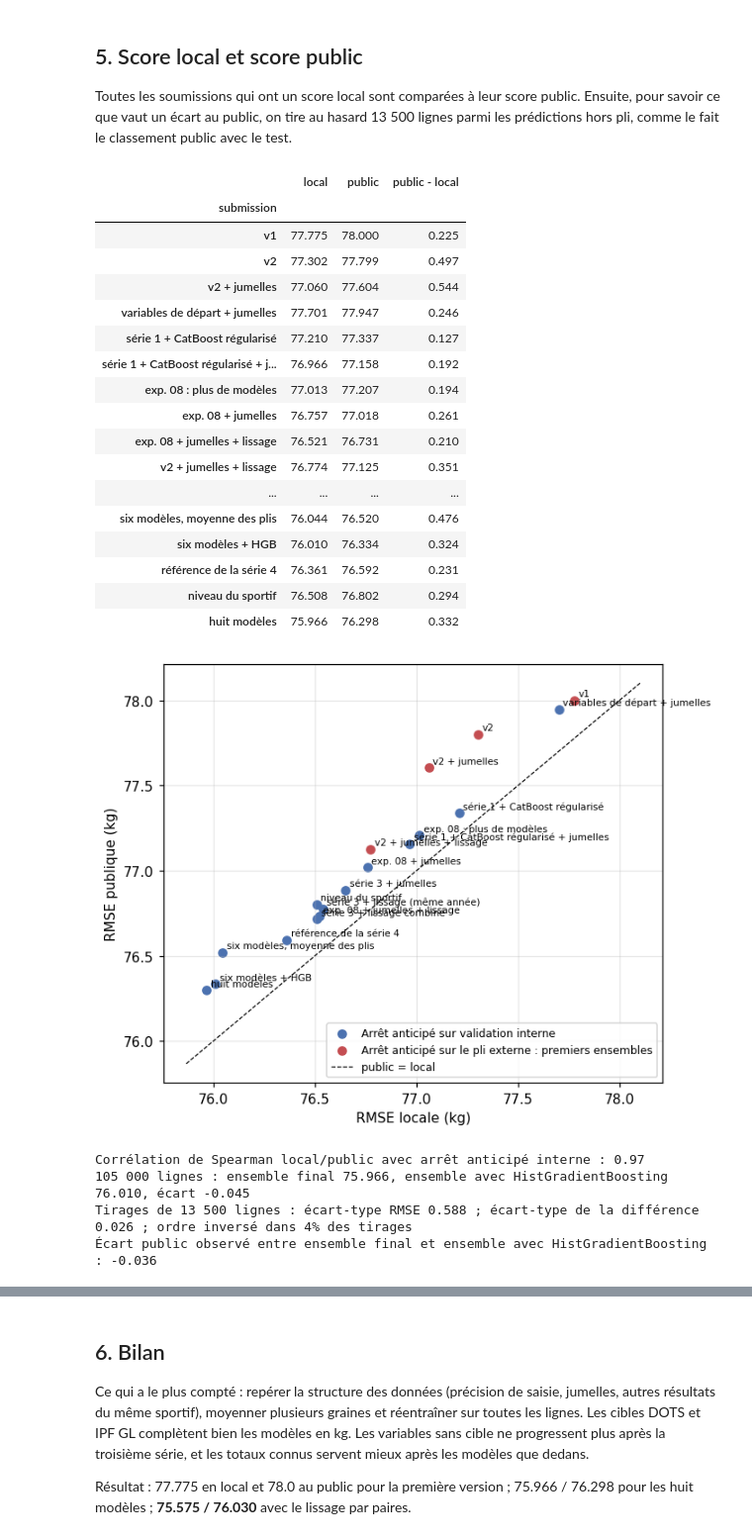
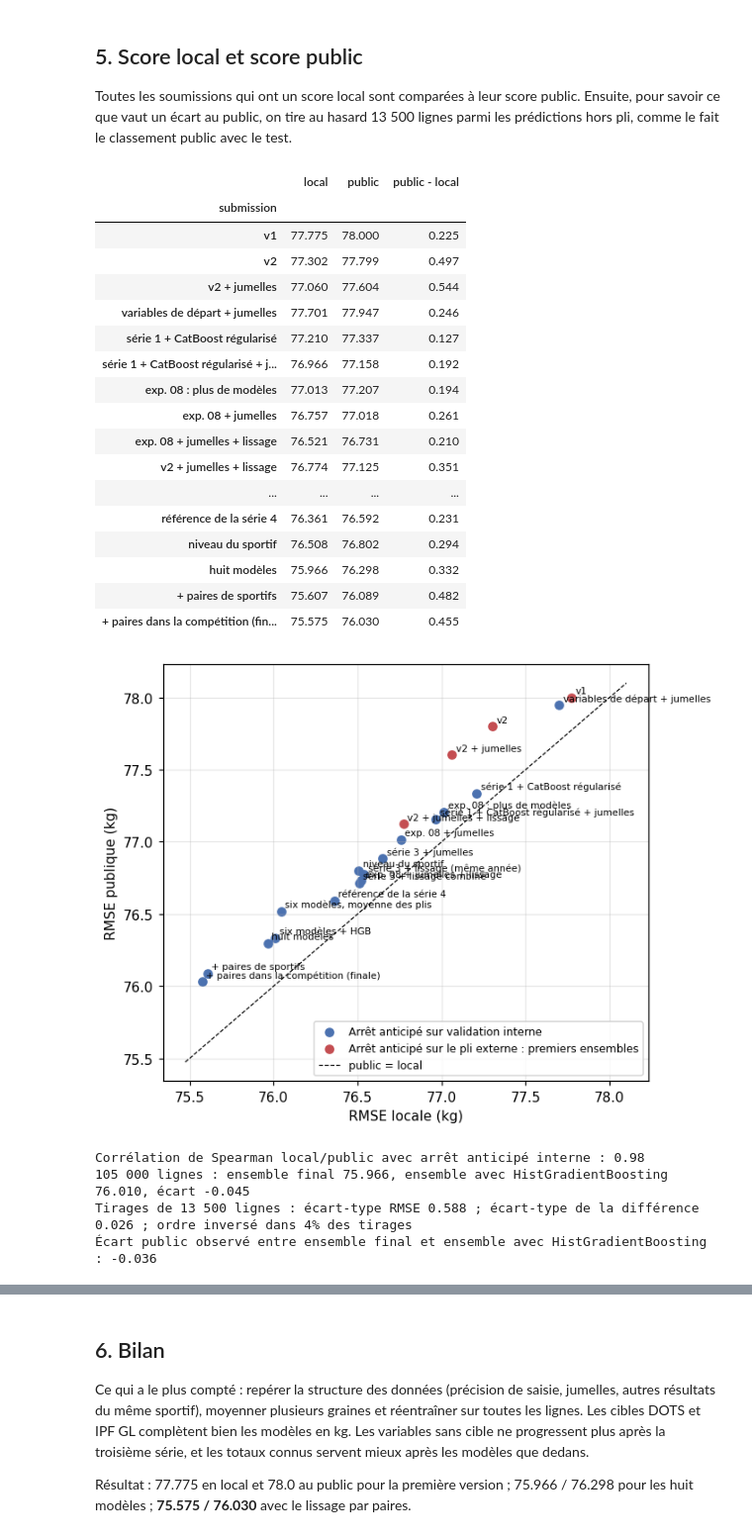
Before and after one commit to Zzz-manH/performances-en-powerlifting, a Jupyter notebook: 05_error_analysis.ipynb, the cells around one changed output, grey strips where cells are left out. Shown at 99% size. Drawn from its saved outputs; the diff is of its cells as text; code cells hidden in the pictures.

```diff
--- a/05_error_analysis.ipynb
+++ b/05_error_analysis.ipynb
@@ -754,6 +754,7 @@ def leaderboard_analysis():
         (HISTORY_EXACT_BIRTHYEAR_SMOOTHING, 76.539, 76.775), (HISTORY_COMBINED_RESIDUAL_SMOOTHING, 76.510, 76.716), (HISTORY_SIX_MODEL_FOLD_AVERAGE, 76.044, 76.520),
         (HISTORY_HISTOGRAM_BOOSTING_ENSEMBLE, 76.010, 76.334), (HISTORY_FINAL_FEATURES_REFERENCE, 76.361, 76.592), (HISTORY_ATHLETE_PERFORMANCE, 76.508, 76.802),
         (HISTORY_FINAL_ENSEMBLE, 75.966, 76.298),
+        ('+ paires de sportifs', 75.607, 76.089), ('+ paires dans la compétition (finale)', 75.575, 76.030),
     ], columns=['submission', 'cv', 'public'])
     history['public - cv'] = history['public'] - history['cv']
     display(history.rename(columns={'cv': 'local', 'public - cv': 'public - local'}).set_index('submission').round(3))
@@ -795,37 +796,37 @@ def public_noise():
     ax.hist(diff, bins=40, color='#4c72b0')
     ax.axvline(rmse(y, final_ensemble_source) - rmse(y, histogram_ensemble_predictions), color='black', ls='--', label='difference on all rows')
     ax.axvline(public_gap, color='#dd8452', lw=1.5, label='actual public leaderboard')
     ax.axvline(0, color='#c44e52', lw=1)
     ax.set_xlabel('Écart de RMSE : ensemble final − ensemble avec HistGradientBoosting, sur 13 500 lignes aléatoires (kg)')
     ax.set_title('Variabilité du score public sur 30 % des lignes')
     ax.legend(fontsize=8)
     plt.tight_layout()
     plt.show()
 
 
 leaderboard_analysis()
 public_noise()
 # %% [output]
 |  | local | public | public - local |
 | submission |  |  |  |
 | v1 | 77.775 | 78.000 | 0.225 |
 | v2 | 77.302 | 77.799 | 0.497 |
 | v2 + jumelles | 77.060 | 77.604 | 0.544 |
 | variables de départ + jumelles | 77.701 | 77.947 | 0.246 |
 | série 1 + CatBoost régularisé | 77.210 | 77.337 | 0.127 |
 | série 1 + CatBoost régularisé + j... | 76.966 | 77.158 | 0.192 |
 | exp. 08 : plus de modèles | 77.013 | 77.207 | 0.194 |
 | exp. 08 + jumelles | 76.757 | 77.018 | 0.261 |
 | exp. 08 + jumelles + lissage | 76.521 | 76.731 | 0.210 |
 | v2 + jumelles + lissage | 76.774 | 77.125 | 0.351 |
 | ... | ... | ... | ... |
-| six modèles, moyenne des plis | 76.044 | 76.520 | 0.476 |
-| six modèles + HGB | 76.010 | 76.334 | 0.324 |
 | référence de la série 4 | 76.361 | 76.592 | 0.231 |
 | niveau du sportif | 76.508 | 76.802 | 0.294 |
 | huit modèles | 75.966 | 76.298 | 0.332 |
+| + paires de sportifs | 75.607 | 76.089 | 0.482 |
+| + paires dans la compétition (fin... | 75.575 | 76.030 | 0.455 |
-[figure, old version]
+[figure, new version]
-Corrélation de Spearman local/public avec arrêt anticipé interne : 0.97
+Corrélation de Spearman local/public avec arrêt anticipé interne : 0.98
 105 000 lignes : ensemble final 75.966, ensemble avec HistGradientBoosting 76.010, écart -0.045
 Tirages de 13 500 lignes : écart-type RMSE 0.588 ; écart-type de la différence 0.026 ; ordre inversé dans 4% des tirages
 Écart public observé entre ensemble final et ensemble avec HistGradientBoosting : -0.036
```
Also changed, not shown: parts of 2 cells of this notebook, 11 other files.
